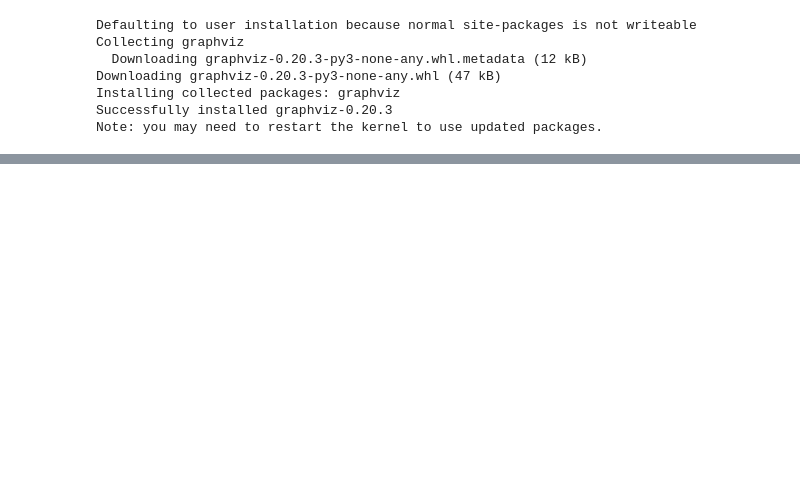
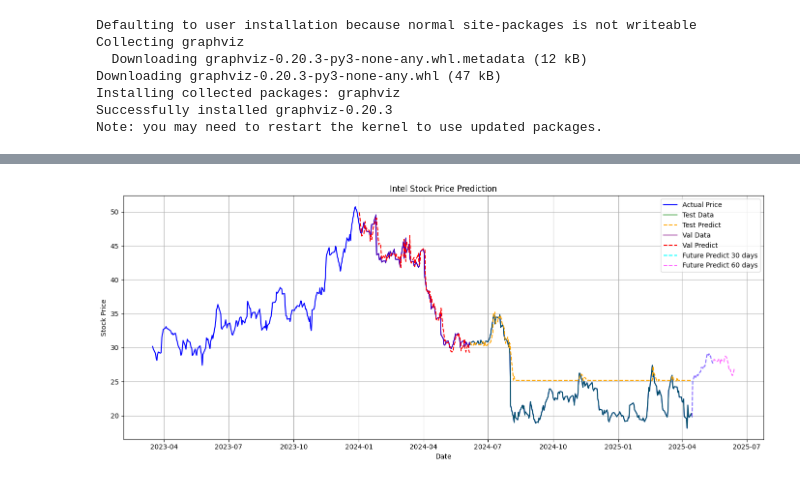
Before and after one commit to tuananhnguyen2004/IS403.P23_Nhom3, a Jupyter notebook: Model/Gradient Boosting/GradientBoosting_AMD.ipynb, the cells around one changed output, grey strips where cells are left out. Drawn from its saved outputs; the diff is of its cells as text; code cells hidden in the pictures; blank space fills up the shorter version.

```diff
--- a/Model/Gradient Boosting/GradientBoosting_AMD.ipynb
+++ b/Model/Gradient Boosting/GradientBoosting_AMD.ipynb
@@ -63,10 +63,7 @@ for i in range(lookback, len(df)):
 X = np.array(X)
 y = np.array(y)
 # %%
-# Step 3: Split and Scale Data
-X_train, X_test, y_train, y_test = train_test_split(X, y, shuffle=False, test_size=0.2)
-
-scaler = StandardScaler()
-X_train_scaled = scaler.fit_transform(X_train)
-X_test_scaled = scaler.transform(X_test)
+# Step 3: Chia dữ liệu thành train, test, validation
+X_train_val, X_test, y_train_val, y_test = train_test_split(X, y, shuffle=False, test_size=0.2)  # 80% train+val, 20% test
+X_train, X_val, y_train, y_val = train_test_split(X_train_val, y_train_val, shuffle=False, test_size=0.125)  # 70% train, 10% val, 20% test
 # %%
@@ -136,0 +111,36 @@ plt.show()
+# %%
+# Step 7: Visualize kết quả
+last_date = df['date'].iloc[-1]
+future_dates = [last_date + timedelta(days=i) for i in range(1, 61)]
+
+future_preds_30_plot = [df['price'].iloc[-1]] + future_preds_30
+future_dates_30_plot = [df['date'].iloc[-1]] + future_dates[:30]
+
+future_preds_60_plot = [df['price'].iloc[-1]] + future_preds_60
+future_dates_60_plot = [df['date'].iloc[-1]] + future_dates
+plt.figure(figsize=(14, 6))
+
+# Actual Price
+plt.plot(df['date'].iloc[-len(y_test) - len(y_val) - 200:], df['price'].iloc[-len(y_test) - len(y_val) - 200:], label='Actual Price', color='blue')
+
+# Test Data & Test Predict
+plt.plot(df['date'].iloc[-len(y_test):], y_test, label='Test Data', color='green', alpha=0.6)
+plt.plot(df['date'].iloc[-len(y_test):], y_pred_test, label='Test Predict', linestyle='--', color='orange')
+
+# Val Data & Val Predict
+plt.plot(df['date'].iloc[-len(y_test) - len(y_val):-len(y_test)], y_val, label='Val Data', color='purple', alpha=0.6)
+plt.plot(df['date'].iloc[-len(y_test) - len(y_val):-len(y_test)], y_pred_val, label='Val Predict', linestyle='--', color='red')
+
+# Future Predict 30 days & 60 days
+plt.plot(future_dates_30_plot, future_preds_30_plot, label='Future Predict 30 days', linestyle='--', color='cyan')
+plt.plot(future_dates_60_plot, future_preds_60_plot, label='Future Predict 60 days', linestyle='--', color='magenta', alpha=0.6)
+
+plt.xlabel('Date')
+plt.ylabel('Stock Price')
+plt.title('Intel Stock Price Prediction')
+plt.legend()
+plt.grid(True)
+plt.tight_layout()
+plt.show()
+# %% [output]
+[figure, added]
```
Also changed, not shown: parts of 4 cells of this notebook.
